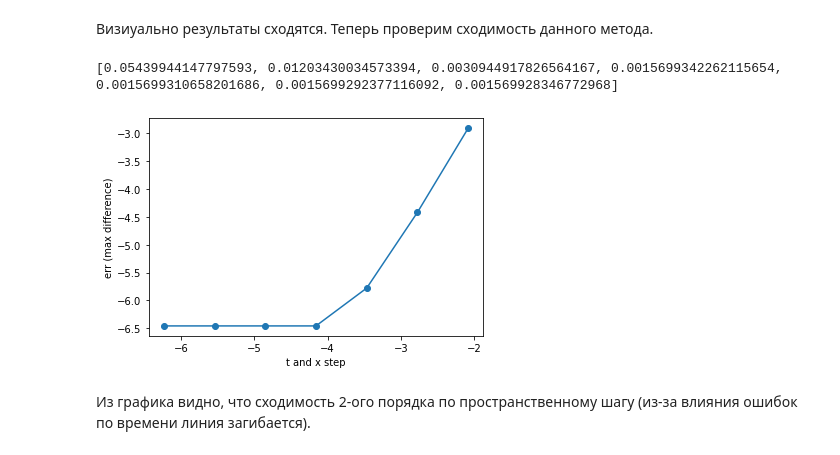
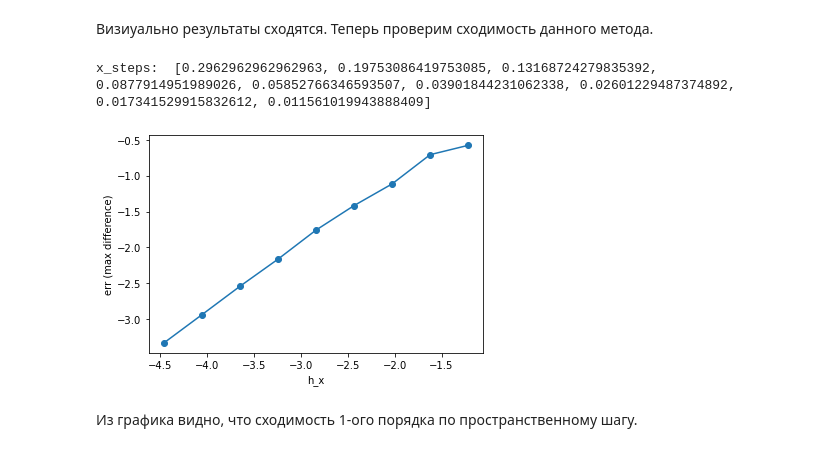
Before and after one commit to Griborii/computation_math, a Jupyter notebook: ДЗ 2/ДЗ 2.ipynb, the cells around one changed output. Cells and saved outputs as stored; diff of their text form; code cells hidden in the pictures.

```diff
--- a/ДЗ 2/ДЗ 2.ipynb
+++ b/ДЗ 2/ДЗ 2.ipynb
@@ -206,43 +206,42 @@ plt.show()
 # %%
 T_t = 1
 T_x = 1
-h_steps = [2**(-i) for i in range(3, 10)]
-t_steps = [0.0005 for i in range(3, 10)]
+x_steps = [1.5**(-i) for i in range(3, 12)]
+print("x_steps: ", x_steps)
+h_t = 0.0005
+n_t = int(T_t / h_t)
 errs = []
 
 def err(x, y):
     er = np.max(np.array([np.max(abs(x[i] - y[i])) for i in range(len(x))]))
     return er
 
-for i in range(len(h_steps)):
-    h_t = h_steps[i]
-    h_x = t_steps[i]
-    n_t = int(T_t / h_t)
+for i in range(len(x_steps)):
+    h_x = x_steps[i]
     n_x = int(T_x / h_x)
     lmbd = h_t / (2 * h_x**2)
     u_0 = np.zeros(n_x)
     U = Krank_nik(u_0, func1, h_t, h_x)
 
     U_real = []
 
     for i in range(n_t):
         t = i * h_t
         U_real.append([])
         for j in range(n_x):
             x = j * h_x
             U_real[i].append(prec_ans(x, t))
 
     errs.append(err(U_real, U))
 
-ln_h_steps = [math.log(h_steps[i]) for i in range(len(h_steps))]
+ln_h_steps = [math.log(x_steps[i]) for i in range(len(x_steps))]
 ln_errs = [math.log(errs[i]) for i in range(len(errs))]
-print(errs)
 plt.plot(ln_h_steps, ln_errs, marker='o')
-plt.xlabel('t and x step')
+plt.xlabel('h_x')
 plt.ylabel('err (max difference)')
 plt.show()
 # %% [output]
-[0.05439944147797593, 0.01203430034573394, 0.0030944917826564167, 0.0015699342262115654, 0.0015699310658201686, 0.0015699292377116092, 0.001569928346772968]
+x_steps:  [0.2962962962962963, 0.19753086419753085, 0.13168724279835392, 0.0877914951989026, 0.05852766346593507, 0.03901844231062338, 0.02601229487374892, 0.017341529915832612, 0.011561019943888409]
-[figure, old version]
+[figure, new version]
 # %% [markdown]
-Из графика видно, что сходимость 2-ого порядка по пространственному шагу (из-за влияния ошибок по времени линия загибается).
+Из графика видно, что сходимость 1-ого порядка по пространственному шагу.
```
